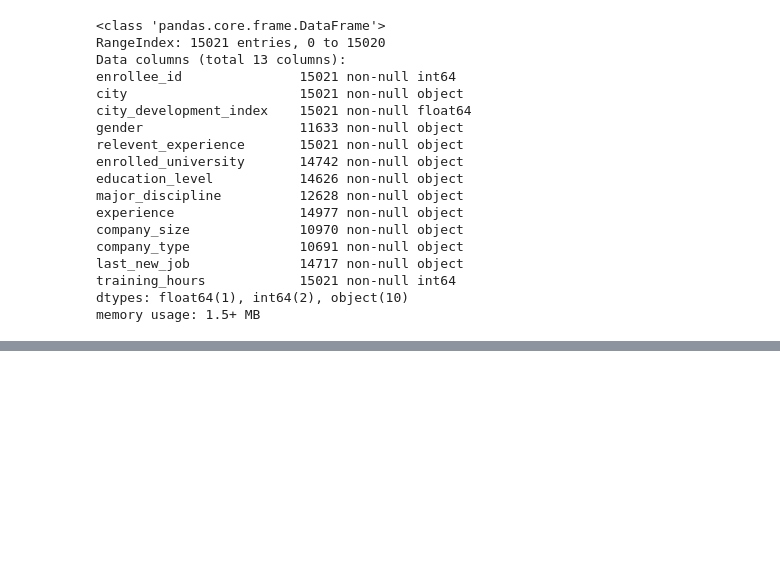
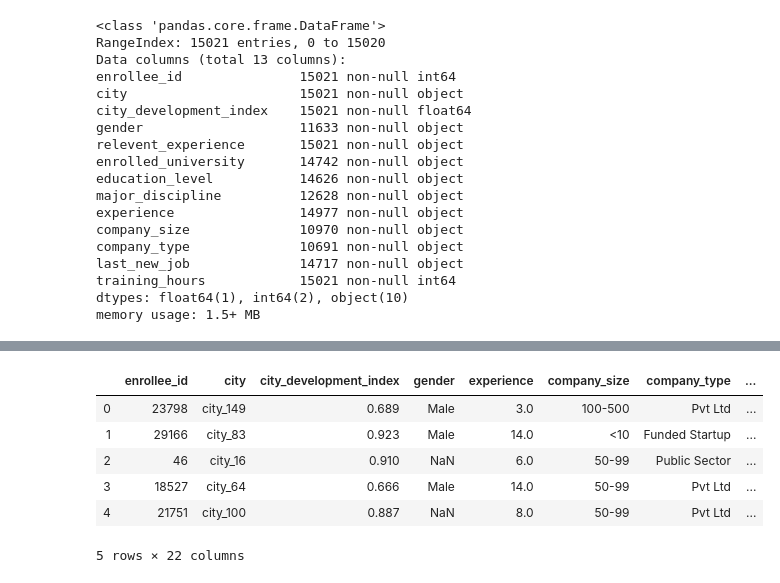
Before and after one commit to HemanthReddy99/JanataHack, a Jupyter notebook: JanaraHack4 - HR Analytics/Data Exploration.ipynb, the cells around one changed output, grey strips where cells are left out. Cells and saved outputs as stored; diff of their text form; code cells hidden in the pictures; blank space fills up the shorter version.

```diff
--- a/JanaraHack4 - HR Analytics/Data Exploration.ipynb
+++ b/JanaraHack4 - HR Analytics/Data Exploration.ipynb
@@ -636,0 +735,15 @@ memory usage: 1.5+ MB
+# %%
+appenddf = pd.get_dummies(df['major_discipline'],drop_first=True)
+
+
+df = pd.concat([df.drop('major_discipline',axis=1),appenddf], axis=1)
+
+df.head()
+# %% [output]
+|  | enrollee_id | city | city_development_index | gender | experience | company_size | company_type | ... |
+| 0 | 23798 | city_149 | 0.689 | Male | 3.0 | 100-500 | Pvt Ltd | ... |
+| 1 | 29166 | city_83 | 0.923 | Male | 14.0 | <10 | Funded Startup | ... |
+| 2 | 46 | city_16 | 0.910 | NaN | 6.0 | 50-99 | Public Sector | ... |
+| 3 | 18527 | city_64 | 0.666 | Male | 14.0 | 50-99 | Pvt Ltd | ... |
+| 4 | 21751 | city_100 | 0.887 | NaN | 8.0 | 50-99 | Pvt Ltd | ... |
+5 rows × 22 columns
```
Also changed, not shown: parts of 38 cells of this notebook.
